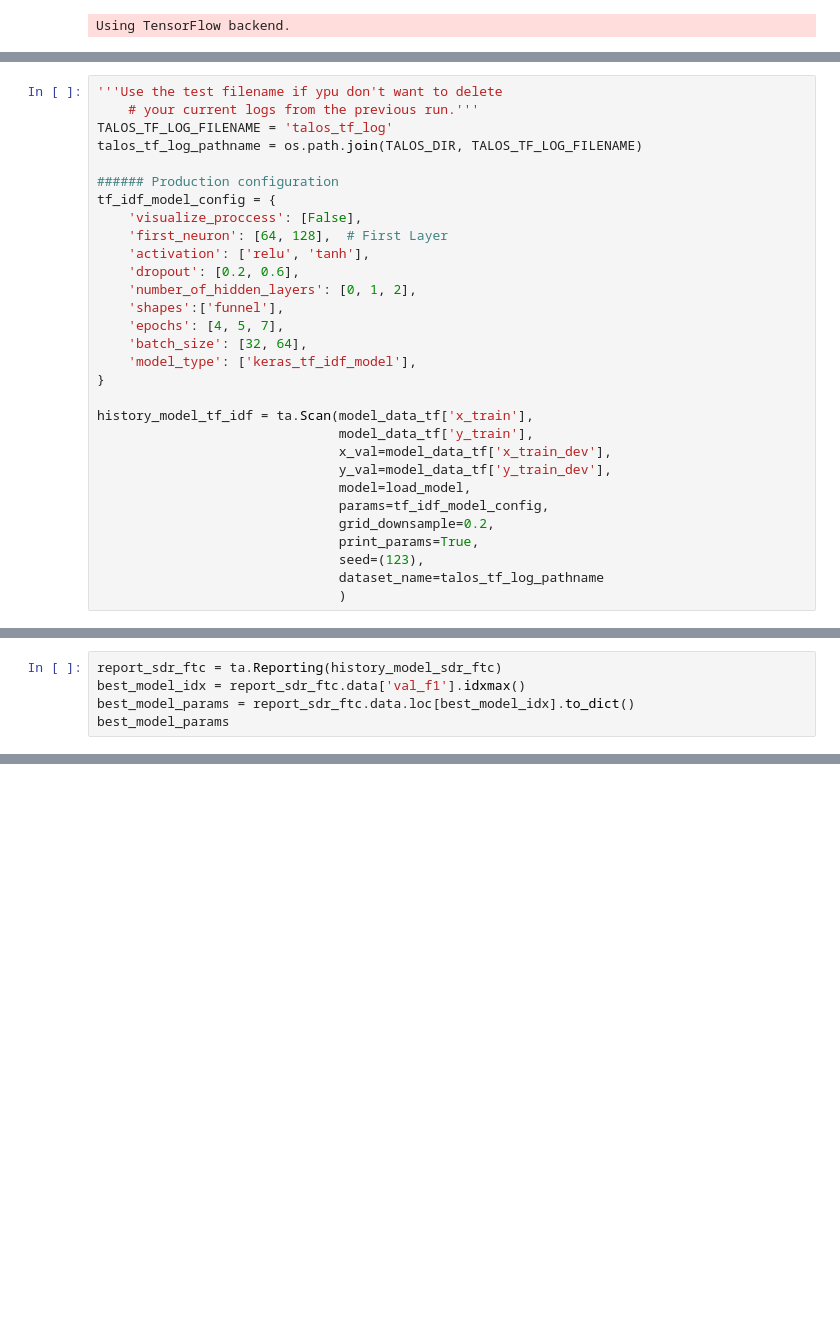
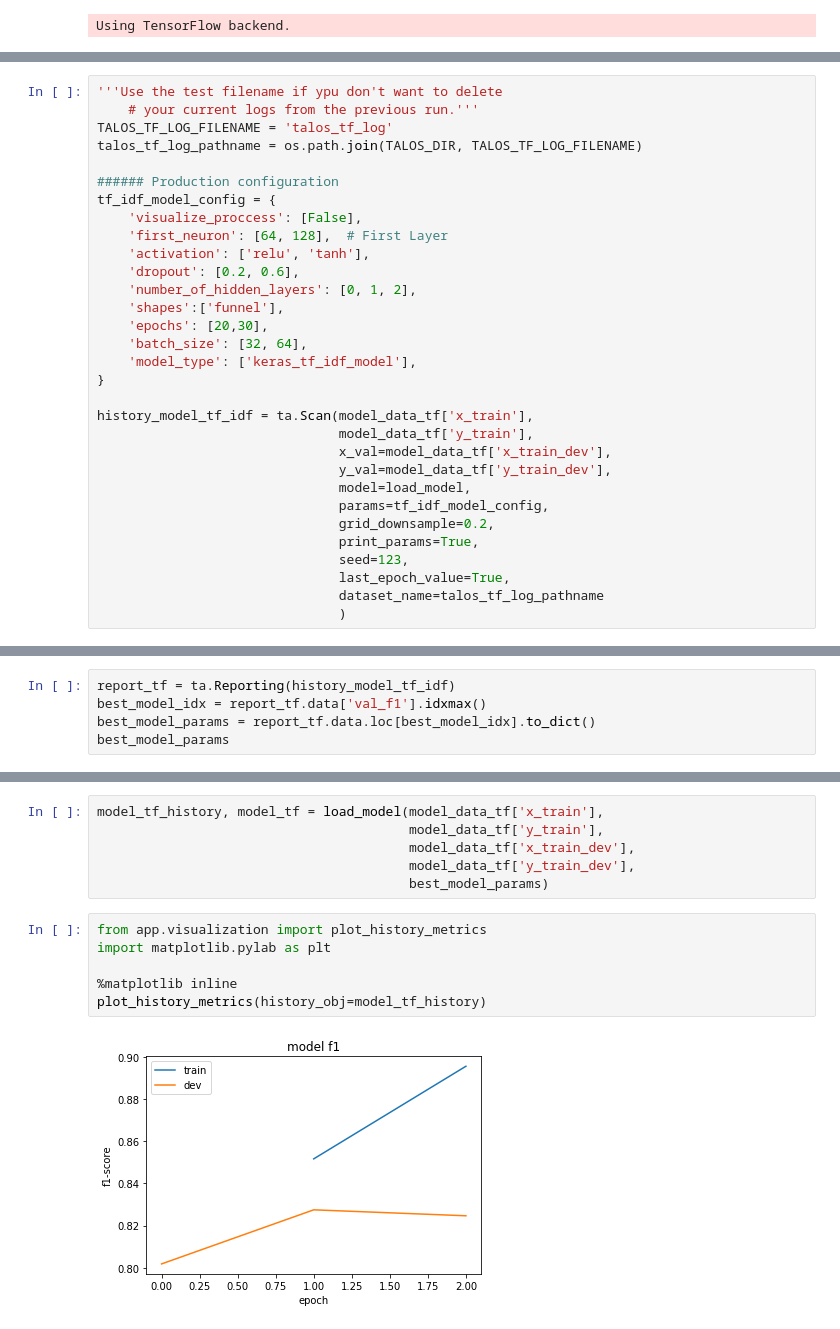
Before and after one commit to giannhskod/text-classification-mlp, a Jupyter notebook: notebooks/testing_notebook.ipynb, the cells around one changed output, grey strips where cells are left out. Saved outputs shown, nothing was run; the diff lists cells and outputs as text; blank space fills up the shorter version.

```diff
--- a/notebooks/testing_notebook.ipynb
+++ b/notebooks/testing_notebook.ipynb
@@ -57,7 +61,7 @@ tf_idf_model_config = {
     'dropout': [0.2, 0.6],
     'number_of_hidden_layers': [0, 1, 2],
     'shapes':['funnel'],
-    'epochs': [4, 5, 7],
+    'epochs': [20,30],
     'batch_size': [32, 64],
     'model_type': ['keras_tf_idf_model'],
 }
@@ -70,7 +74,8 @@ history_model_tf_idf = ta.Scan(model_data_tf['x_train'],
                                params=tf_idf_model_config,
                                grid_downsample=0.2,
                                print_params=True,
-                               seed=(123),
+                               seed=123,
+                               last_epoch_value=True,
                                dataset_name=talos_tf_log_pathname
                                )
 # %% [output]
@@ -183,6 +104,6 @@ history_model_sdr_ftc = ta.Scan(model_data_sdr_ftc['x_train'],
 # %%
-report_sdr_ftc = ta.Reporting(history_model_sdr_ftc)
-best_model_idx = report_sdr_ftc.data['val_f1'].idxmax()
-best_model_params = report_sdr_ftc.data.loc[best_model_idx].to_dict()
+report_tf = ta.Reporting(history_model_tf_idf)
+best_model_idx = report_tf.data['val_f1'].idxmax()
+best_model_params = report_tf.data.loc[best_model_idx].to_dict()
 best_model_params
 # %% [output]
@@ -203,0 +126,14 @@ best_model_params
+# %%
+model_tf_history, model_tf = load_model(model_data_tf['x_train'],
+                                        model_data_tf['y_train'],
+                                        model_data_tf['x_train_dev'],
+                                        model_data_tf['y_train_dev'],
+                                        best_model_params)
+# %%
+from app.visualization import plot_history_metrics
+import matplotlib.pylab as plt
+
+%matplotlib inline
+plot_history_metrics(history_obj=model_tf_history)
+# %% [output]
+[figure, added]
```
Also changed, not shown: parts of 9 cells of this notebook, 9 other files.
